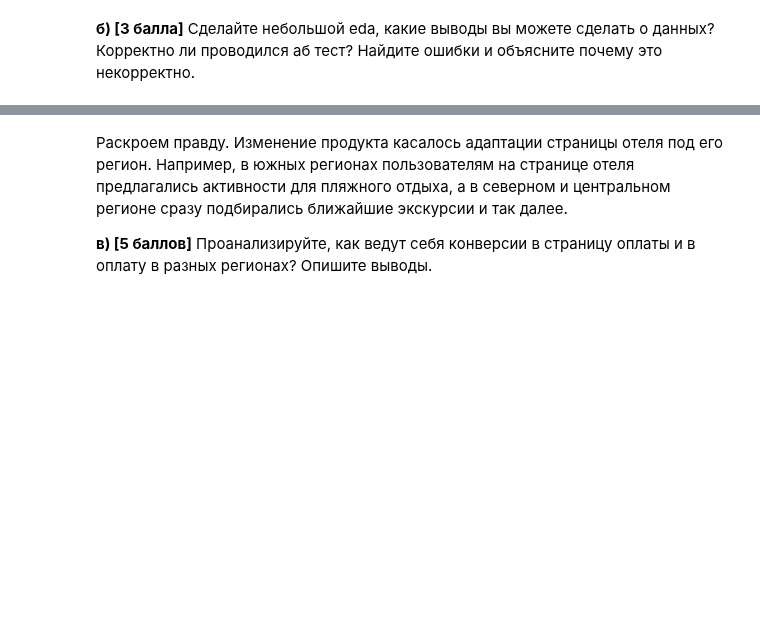
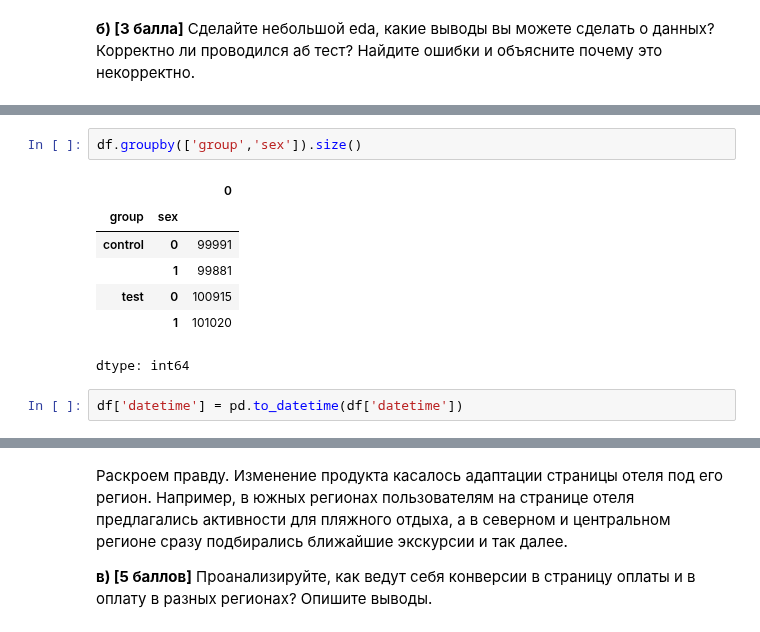
Before and after one commit to PavelMKh/HSE-AI, a Jupyter notebook: Math/stat_hw6.ipynb, the cells around one changed output, grey strips where cells are left out. Cells and saved outputs as stored; diff of their text form; blank space fills up the shorter version.

```diff
--- a/Math/stat_hw6.ipynb
+++ b/Math/stat_hw6.ipynb
@@ -284,0 +303,12 @@ __б) [3 балла]__ Сделайте небольшой eda, какие вы
+# %%
+df.groupby(['group','sex']).size()
+# %% [output]
+|  |  | 0 |
+| group | sex |  |
+| control | 0 | 99991 |
+|  | 1 | 99881 |
+| test | 0 | 100915 |
+|  | 1 | 101020 |
+dtype: int64
+# %%
+df['datetime'] = pd.to_datetime(df['datetime'])
```
Also changed, not shown: parts of 9 cells of this notebook.
